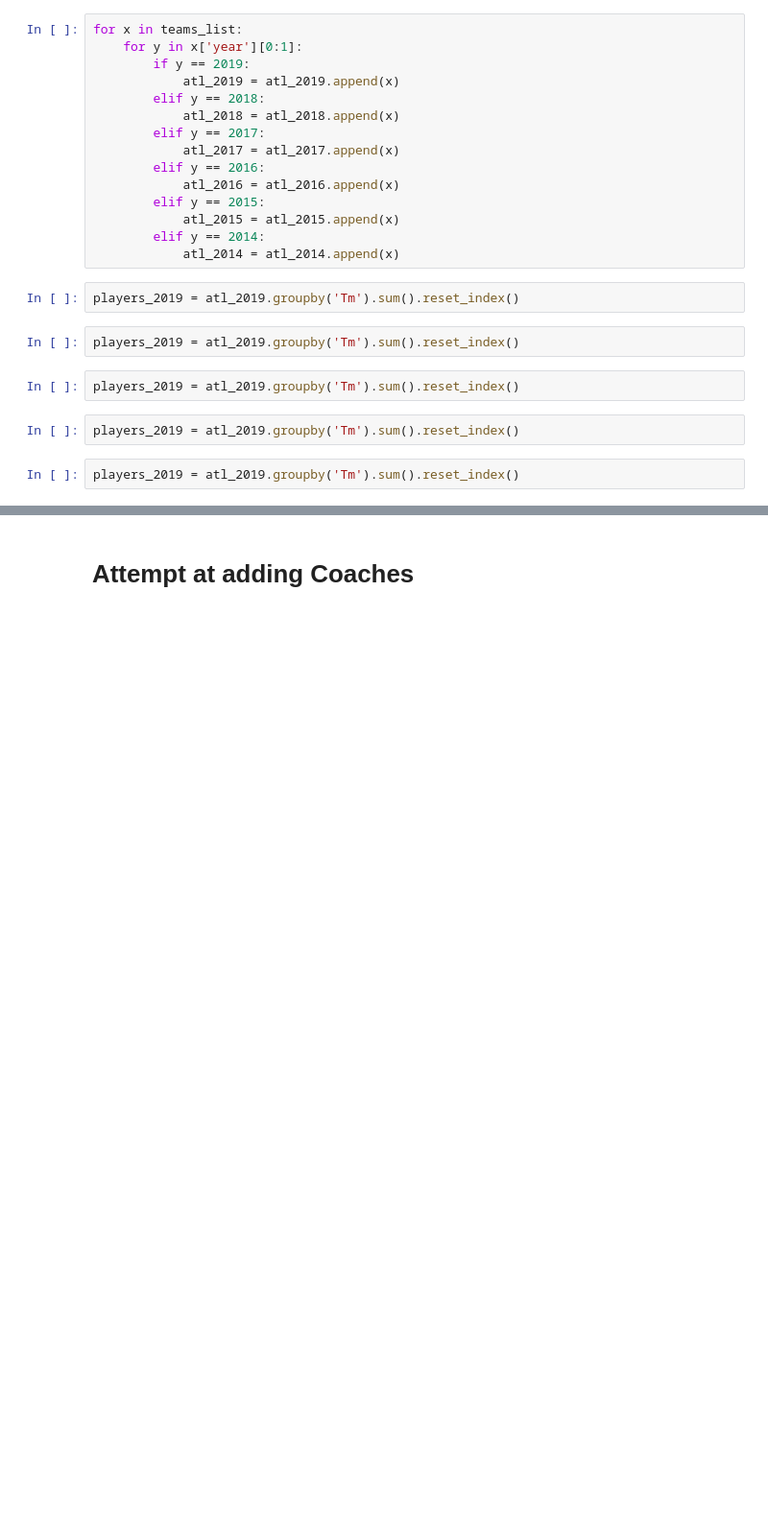
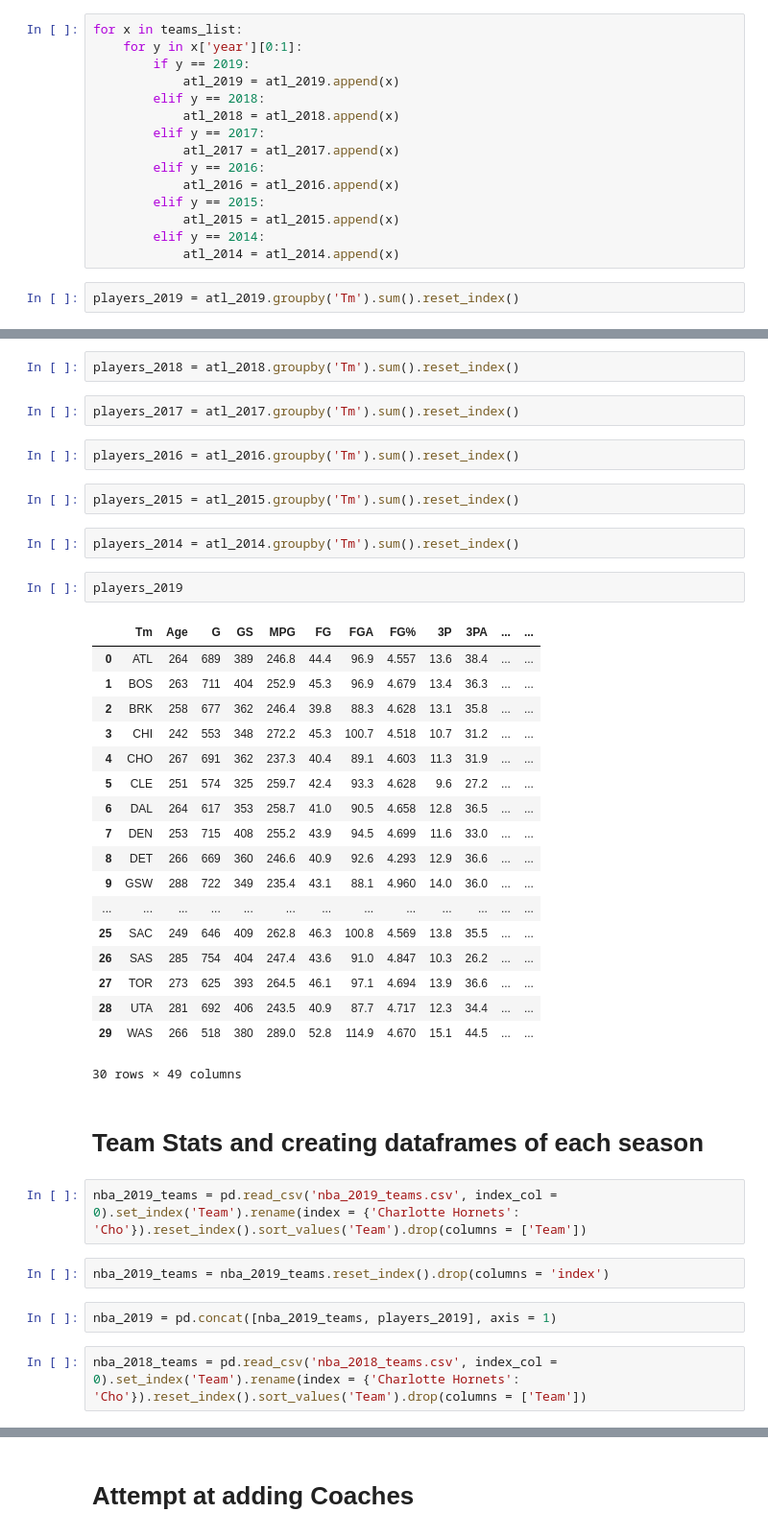
Before and after one commit to Ahila700/nba_pred_mod_2_project, a Jupyter notebook: gathering_nba_data.ipynb, the cells around one changed output, grey strips where cells are left out. Shown: that part at 96% size. Cells and saved outputs as stored; diff of their text form; blank space fills up the shorter version.

```diff
--- a/nba_player_stats.ipynb
+++ b/gathering_nba_data.ipynb
@@ -513,11 +498,3 @@ for x in teams_list:
             atl_2014 = atl_2014.append(x)
 # %%
 players_2019 = atl_2019.groupby('Tm').sum().reset_index()
-# %%
-players_2019 = atl_2019.groupby('Tm').sum().reset_index()
-# %%
-players_2019 = atl_2019.groupby('Tm').sum().reset_index()
-# %%
-players_2019 = atl_2019.groupby('Tm').sum().reset_index()
-# %%
-players_2019 = atl_2019.groupby('Tm').sum().reset_index()
@@ -568,0 +501,41 @@ pd.concat([nba_2014_teams, players_2014], axis = 1)
+# %%
+players_2018 = atl_2018.groupby('Tm').sum().reset_index()
+# %%
+players_2017 = atl_2017.groupby('Tm').sum().reset_index()
+# %%
+players_2016 = atl_2016.groupby('Tm').sum().reset_index()
+# %%
+players_2015 = atl_2015.groupby('Tm').sum().reset_index()
+# %%
+players_2014 = atl_2014.groupby('Tm').sum().reset_index()
+# %%
+players_2019
+# %% [output]
+|  | Tm | Age | G | GS | MPG | FG | FGA | FG% | 3P | 3PA | ... | ... |
+| 0 | ATL | 264 | 689 | 389 | 246.8 | 44.4 | 96.9 | 4.557 | 13.6 | 38.4 | ... | ... |
+| 1 | BOS | 263 | 711 | 404 | 252.9 | 45.3 | 96.9 | 4.679 | 13.4 | 36.3 | ... | ... |
+| 2 | BRK | 258 | 677 | 362 | 246.4 | 39.8 | 88.3 | 4.628 | 13.1 | 35.8 | ... | ... |
+| 3 | CHI | 242 | 553 | 348 | 272.2 | 45.3 | 100.7 | 4.518 | 10.7 | 31.2 | ... | ... |
+| 4 | CHO | 267 | 691 | 362 | 237.3 | 40.4 | 89.1 | 4.603 | 11.3 | 31.9 | ... | ... |
+| 5 | CLE | 251 | 574 | 325 | 259.7 | 42.4 | 93.3 | 4.628 | 9.6 | 27.2 | ... | ... |
+| 6 | DAL | 264 | 617 | 353 | 258.7 | 41.0 | 90.5 | 4.658 | 12.8 | 36.5 | ... | ... |
+| 7 | DEN | 253 | 715 | 408 | 255.2 | 43.9 | 94.5 | 4.699 | 11.6 | 33.0 | ... | ... |
+| 8 | DET | 266 | 669 | 360 | 246.6 | 40.9 | 92.6 | 4.293 | 12.9 | 36.6 | ... | ... |
+| 9 | GSW | 288 | 722 | 349 | 235.4 | 43.1 | 88.1 | 4.960 | 14.0 | 36.0 | ... | ... |
+| ... | ... | ... | ... | ... | ... | ... | ... | ... | ... | ... | ... | ... |
+| 25 | SAC | 249 | 646 | 409 | 262.8 | 46.3 | 100.8 | 4.569 | 13.8 | 35.5 | ... | ... |
+| 26 | SAS | 285 | 754 | 404 | 247.4 | 43.6 | 91.0 | 4.847 | 10.3 | 26.2 | ... | ... |
+| 27 | TOR | 273 | 625 | 393 | 264.5 | 46.1 | 97.1 | 4.694 | 13.9 | 36.6 | ... | ... |
+| 28 | UTA | 281 | 692 | 406 | 243.5 | 40.9 | 87.7 | 4.717 | 12.3 | 34.4 | ... | ... |
+| 29 | WAS | 266 | 518 | 380 | 289.0 | 52.8 | 114.9 | 4.670 | 15.1 | 44.5 | ... | ... |
+30 rows × 49 columns
+# %% [markdown]
+# Team Stats and creating dataframes of each season
+# %%
+nba_2019_teams = pd.read_csv('nba_2019_teams.csv', index_col = 0).set_index('Team').rename(index = {'Charlotte Hornets': 'Cho'}).reset_index().sort_values('Team').drop(columns = ['Team'])
+# %%
+nba_2019_teams = nba_2019_teams.reset_index().drop(columns = 'index')
+# %%
+nba_2019 = pd.concat([nba_2019_teams, players_2019], axis = 1)
+# %%
+nba_2018_teams = pd.read_csv('nba_2018_teams.csv', index_col = 0).set_index('Team').rename(index = {'Charlotte Hornets': 'Cho'}).reset_index().sort_values('Team').drop(columns = ['Team'])
```
Also changed, not shown: parts of 39 cells of this notebook, 7 other files.
